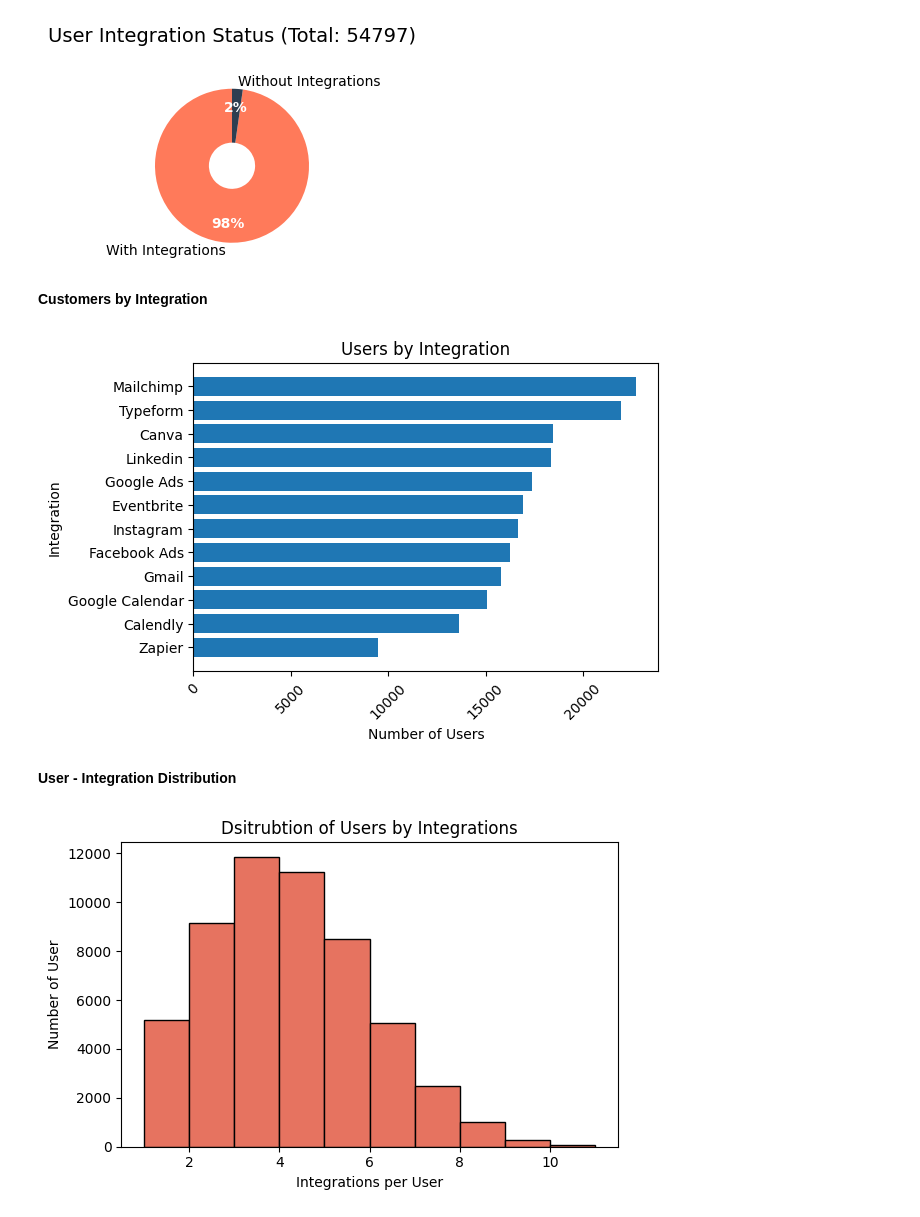
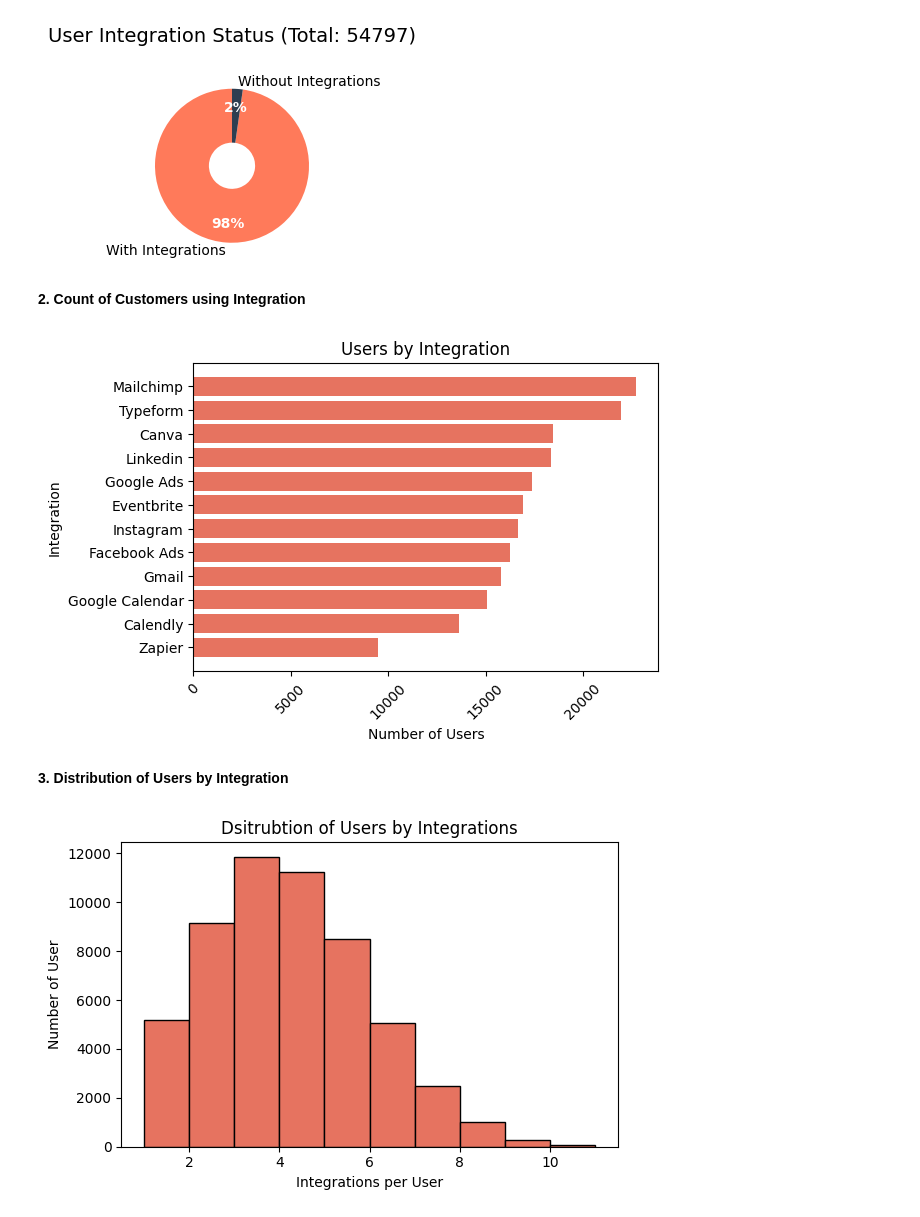
Before and after one commit to sini-sam-20/Fetch-Take-Home-Assignment, a Jupyter notebook: HubSpot/HubSpot_Integrations.ipynb, the cells around one changed output. Saved outputs shown, nothing was run; the diff lists cells and outputs as text; code cells hidden in the pictures.

```diff
--- a/HubSpot/HubSpot_Integrations.ipynb
+++ b/HubSpot/HubSpot_Integrations.ipynb
@@ -208,25 +273,25 @@ plt.show()
 # %% [output]
 [figure]
 # %% [markdown]
-**Customers by Integration**
+**2. Count of Customers using Integration**
 # %%
 integration_customer_counts = metadata_integration_data_filtered.groupby('INTEGRATION')['CUSTOMER_ID'].nunique().reset_index()
 
 plt.figure(figsize=(6, 4))
 
 # Creating bar plot
 integration_customer_counts_sorted = integration_customer_counts.sort_values(by='CUSTOMER_ID')
-plt.barh(integration_customer_counts_sorted['INTEGRATION'], integration_customer_counts_sorted['CUSTOMER_ID'])
+plt.barh(integration_customer_counts_sorted['INTEGRATION'], integration_customer_counts_sorted['CUSTOMER_ID'], color='#e67360ff')
 
 plt.title('Users by Integration')
 plt.ylabel('Integration', fontsize=10)
 plt.xlabel('Number of Users', fontsize=10)
 plt.xticks(rotation=45)
 plt.show()
 # %% [output]
-[figure, old version]
+[figure, new version]
-# %% [markdown]
-**User - Integration Distribution**
+# %% [markdown]
+**3. Distribution of Users by Integration**
 # %%
 customer_integration_counts = metadata_integration_data.groupby('CUSTOMER_ID')['INTEGRATION'].nunique()
 
```
Also changed, not shown: parts of 81 cells of this notebook.
